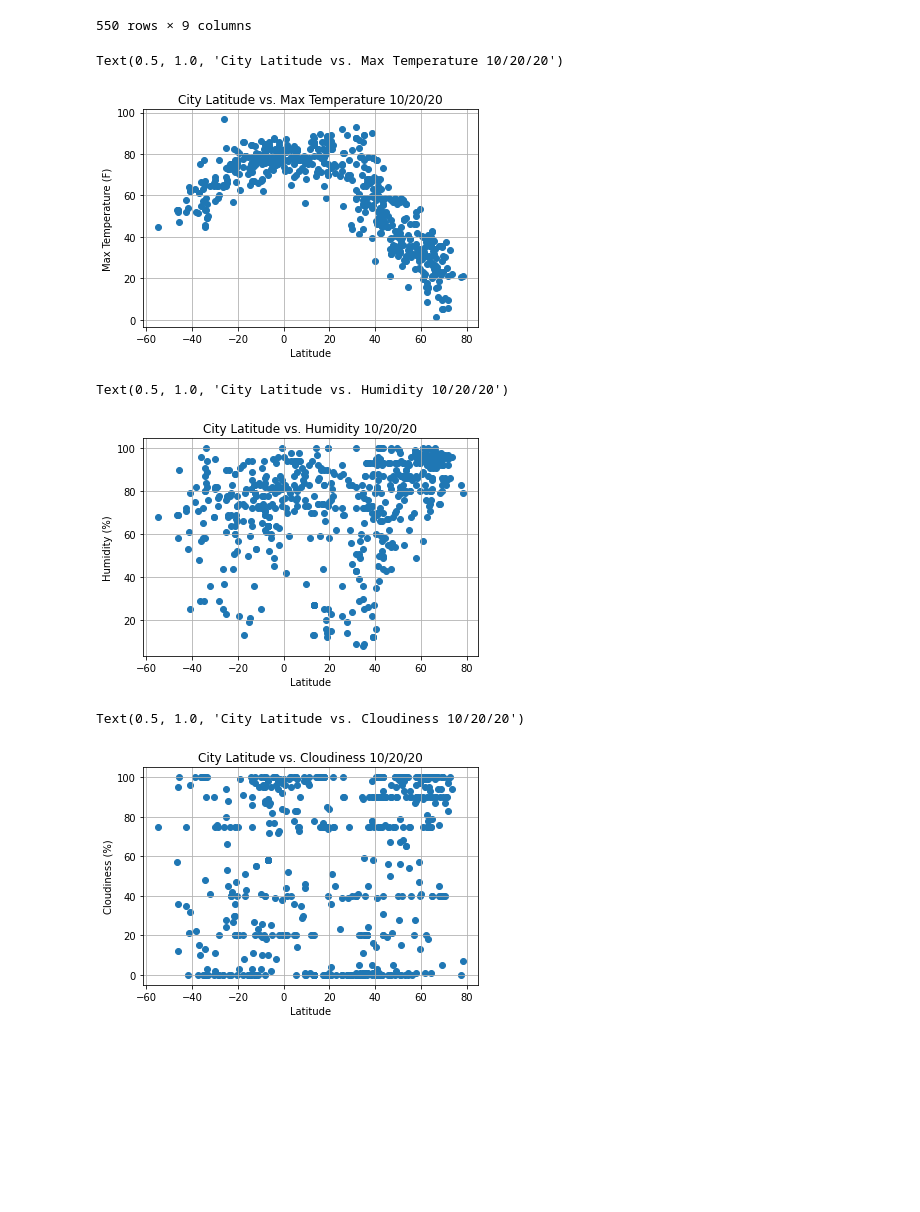
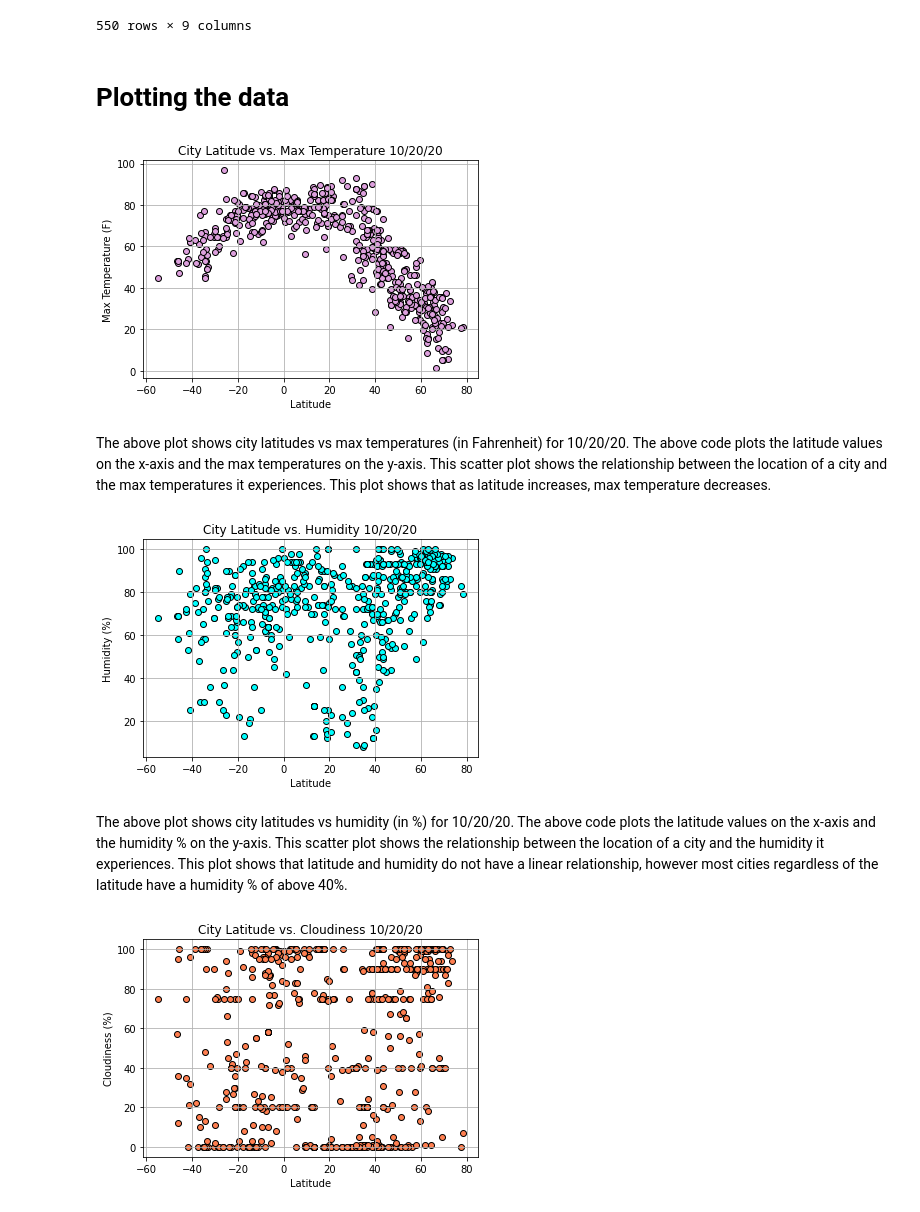
Before and after one commit to jeosqueri/City-Weather-Analysis, a Jupyter notebook: WeatherPy/WeatherPy2.ipynb, the cells around one changed output. Saved outputs shown, nothing was run; the diff lists cells and outputs as text; code cells hidden in the pictures; blank space fills up the shorter version.

Commit message:
fixed figures for weather py, added scatter plot comments and regression comments, saved image figures

```diff
--- a/WeatherPy/WeatherPy2.ipynb
+++ b/WeatherPy/WeatherPy2.ipynb
@@ -37,42 +37,54 @@ clean_city_df
 | 548 | tambura | 38.73 | -28.27 | 59.99 | 73 | 78 | 25.99 | SS | 1603232217 |
 | 549 | san pedro | 5.60 | 27.47 | 70.07 | 94 | 100 | 3.22 | ML | 1603232094 |
 550 rows × 9 columns
+# %% [markdown]
+# Plotting the data
 # %%
 #Latitude vs temperature plot
 latitude = clean_city_df['Lat']
 temp = clean_city_df['Max Temp']
 
-plt.scatter(latitude, temp)
+plt.scatter(latitude, temp, c='plum', edgecolors='black')
 plt.grid(b=True)
 plt.xlabel('Latitude')
 plt.ylabel('Max Temperature (F)')
 plt.title("City Latitude vs. Max Temperature 10/20/20")
+
+plt.savefig('lat_temp.png')
 # %% [output]
-Text(0.5, 1.0, 'City Latitude vs. Max Temperature 10/20/20')
-[figure, old version]
+[figure, new version]
+# %% [markdown]
+The above plot shows city latitudes vs max temperatures (in Fahrenheit) for 10/20/20. The above code plots the
+latitude values on the x-axis and the max temperatures on the y-axis. This scatter plot shows the relationship
+between the location of a city and the max temperatures it experiences. This plot shows that as latitude increases,
+max temperature decreases.
 # %%
 #Latitude vs humidity plot
 latitude = clean_city_df['Lat']
 humidity_c = clean_city_df['Humidity']
 
-plt.scatter(latitude, humidity_c)
+plt.scatter(latitude, humidity_c, c='cyan', edgecolors='black')
 plt.grid(b=True)
 plt.xlabel('Latitude')
 plt.ylabel('Humidity (%)')
 plt.title("City Latitude vs. Humidity 10/20/20")
+
+plt.savefig('lat_humid.png')
 # %% [output]
-Text(0.5, 1.0, 'City Latitude vs. Humidity 10/20/20')
-[figure, old version]
+[figure, new version]
+# %% [markdown]
+The above plot shows city latitudes vs humidity (in %) for 10/20/20. The above code plots the latitude values on the x-axis and the humidity % on the y-axis. This scatter plot shows the relationship between the location of a city and the humidity it experiences. This plot shows that latitude and humidity do not have a linear relationship, however most cities regardless of the latitude have a humidity % of above 40%.
 # %%
 #Latitude vs cloudiness plot
 latitude = clean_city_df['Lat']
 cloudiness_c = clean_city_df['Cloudiness']
 
-plt.scatter(latitude, cloudiness_c)
+plt.scatter(latitude, cloudiness_c, c='coral', edgecolors='black')
 plt.grid(b=True)
 plt.xlabel('Latitude')
 plt.ylabel('Cloudiness (%)')
 plt.title("City Latitude vs. Cloudiness 10/20/20")
+
+plt.savefig('lat_cloudiness.png')
 # %% [output]
-Text(0.5, 1.0, 'City Latitude vs. Cloudiness 10/20/20')
-[figure, old version]
+[figure, new version]
```
Also changed, not shown: parts of 19 cells of this notebook, 14 other files.
